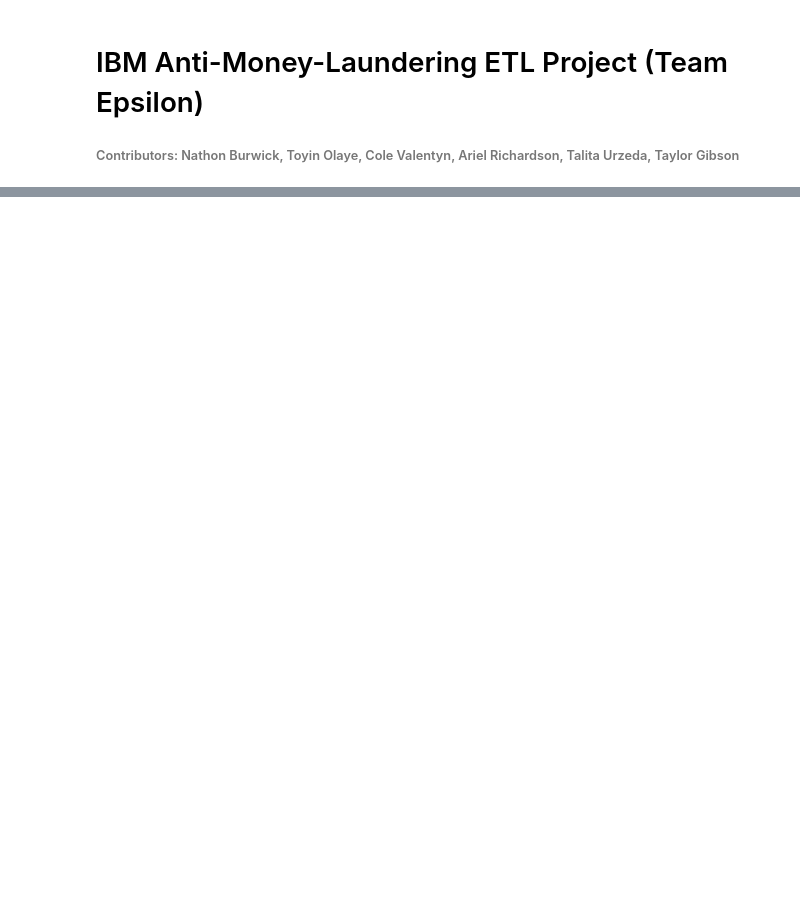
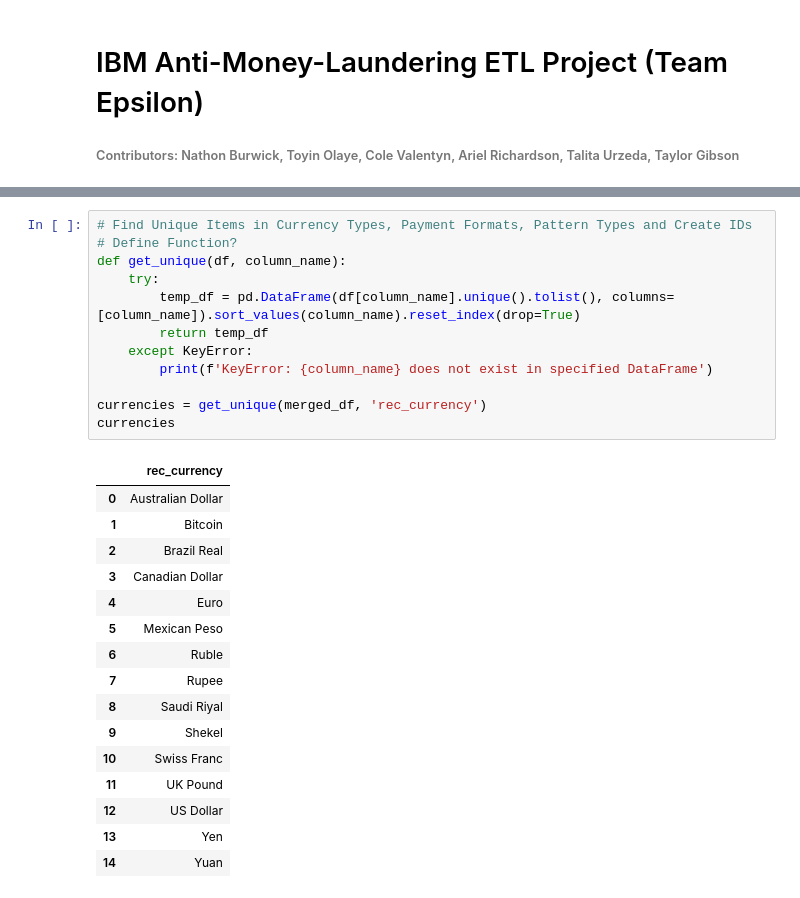
Before and after one commit to nburwick/ETL_Epsilon, a Jupyter notebook: IBM Anti-Money-Laundering ETL.ipynb, the cells around one changed output, grey strips where cells are left out. Cells and saved outputs as stored; diff of their text form; blank space fills up the shorter version.

```diff
--- a/IBM Anti-Money-Laundering ETL.ipynb
+++ b/IBM Anti-Money-Laundering ETL.ipynb
@@ -160,0 +147,29 @@ hi_small
+# %%
+# Find Unique Items in Currency Types, Payment Formats, Pattern Types and Create IDs
+# Define Function?
+def get_unique(df, column_name):
+    try:
+        temp_df = pd.DataFrame(df[column_name].unique().tolist(), columns=[column_name]).sort_values(column_name).reset_index(drop=True)
+        return temp_df
+    except KeyError:
+        print(f'KeyError: {column_name} does not exist in specified DataFrame')
+
+currencies = get_unique(merged_df, 'rec_currency')
+currencies
+# %% [output]
+|  | rec_currency |
+| 0 | Australian Dollar |
+| 1 | Bitcoin |
+| 2 | Brazil Real |
+| 3 | Canadian Dollar |
+| 4 | Euro |
+| 5 | Mexican Peso |
+| 6 | Ruble |
+| 7 | Rupee |
+| 8 | Saudi Riyal |
+| 9 | Shekel |
+| 10 | Swiss Franc |
+| 11 | UK Pound |
+| 12 | US Dollar |
+| 13 | Yen |
+| 14 | Yuan |
```
Also changed, not shown: parts of 23 cells of this notebook, 11 other files.
